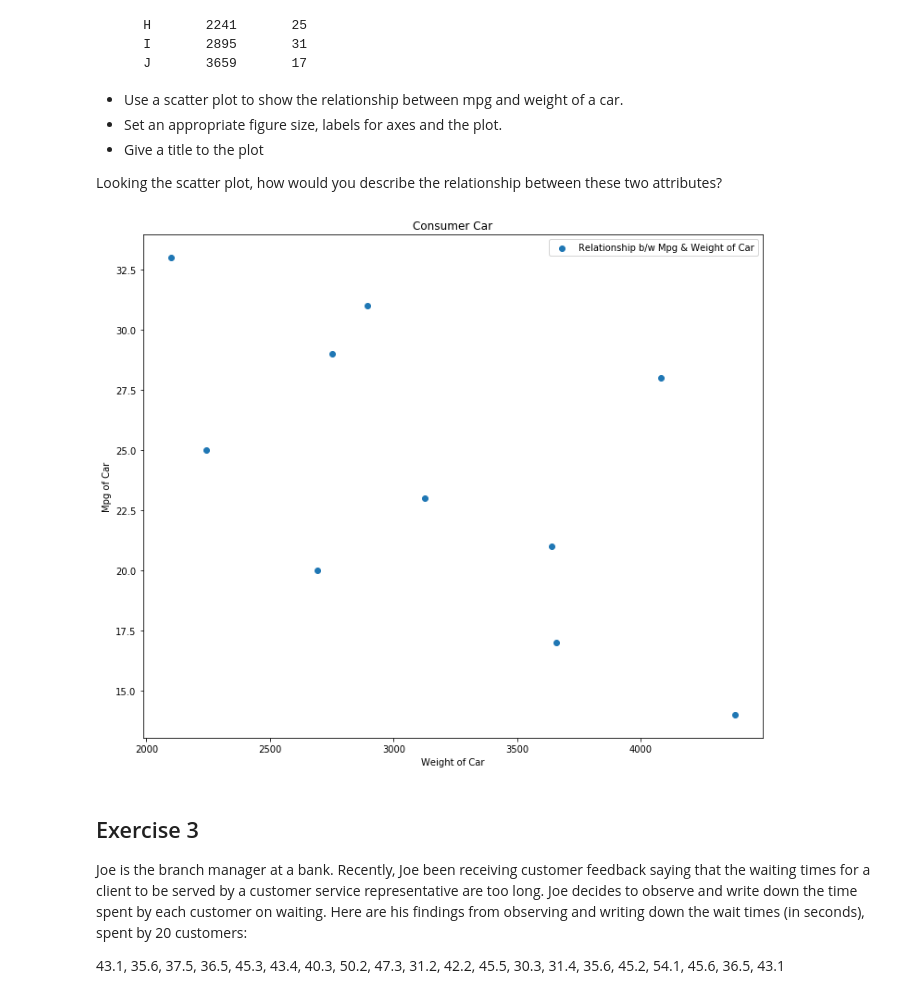
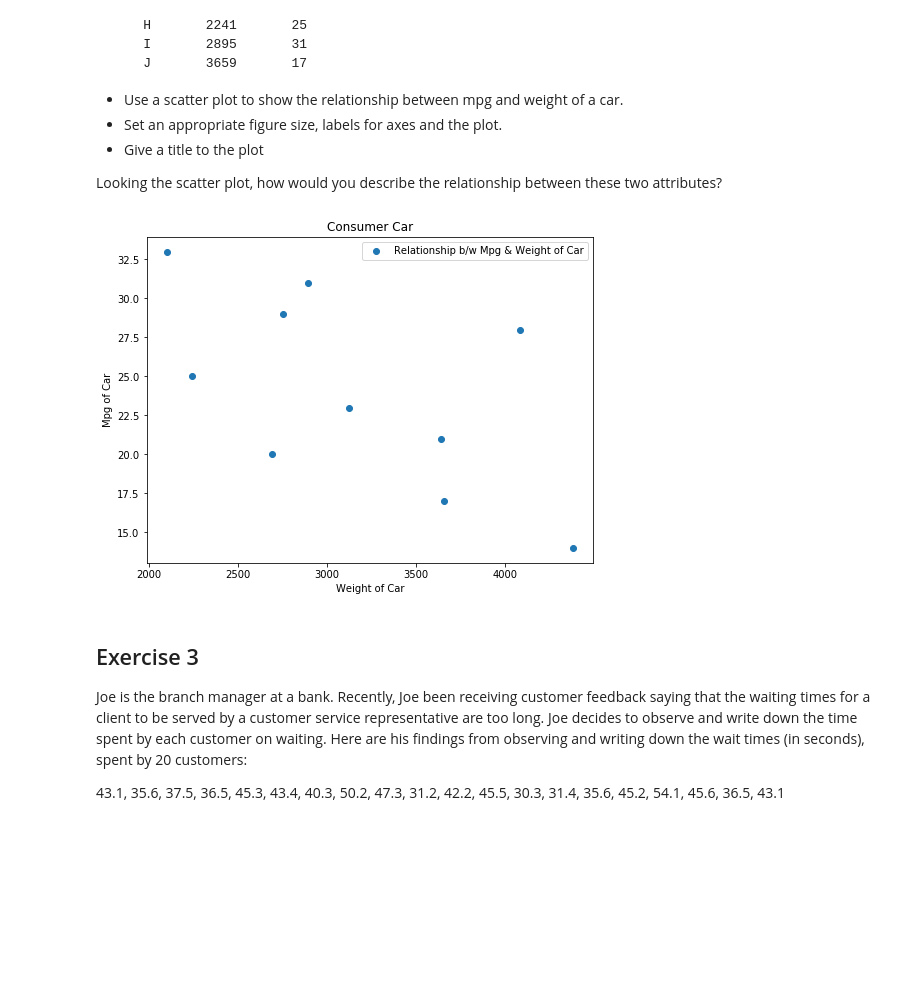
Before and after one commit to raheelzulfiqar/dsc-data-viz-lab-seattle-ds-062419, a Jupyter notebook: index.ipynb, the cells around one changed output. Cells and saved outputs as stored; diff of their text form; code cells hidden in the pictures; blank space fills up the shorter version.

```diff
--- a/index.ipynb
+++ b/index.ipynb
@@ -73,25 +73,25 @@ Looking the scatter plot, how would you describe the relationship between these
 # %%
 weight = [2750, 3125, 2100, 4082, 2690, 3640, 4380, 2241, 2895, 3659]
 mpg = [29, 23, 33, 28, 20, 21, 14, 25, 31, 17]
 
 # Set the figure size in inches
-plt.figure (figsize=(12,10))
+plt.figure (figsize=(8,6))
 x = weight
 y = mpg
 
 plt.scatter(x, y, label = 'Relationship b/w Mpg & Weight of Car')
 
 plt.xlabel('Weight of Car')
 plt.ylabel('Mpg of Car')
 plt.title('Consumer Car')
 plt.legend()
 
 plt.show()
 # Plot with scatter()
 
 # Set x and y axes labels and give titles
 # %% [output]
-[figure, old version]
+[figure, new version]
 # %% [markdown]
 ## Exercise 3
 
```
